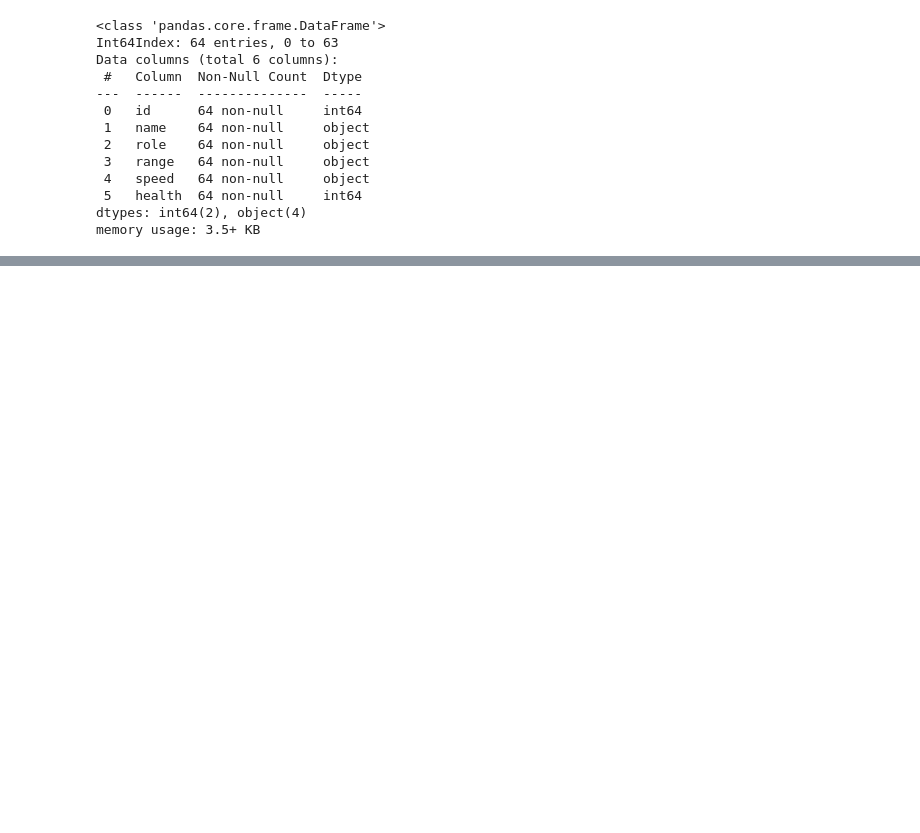
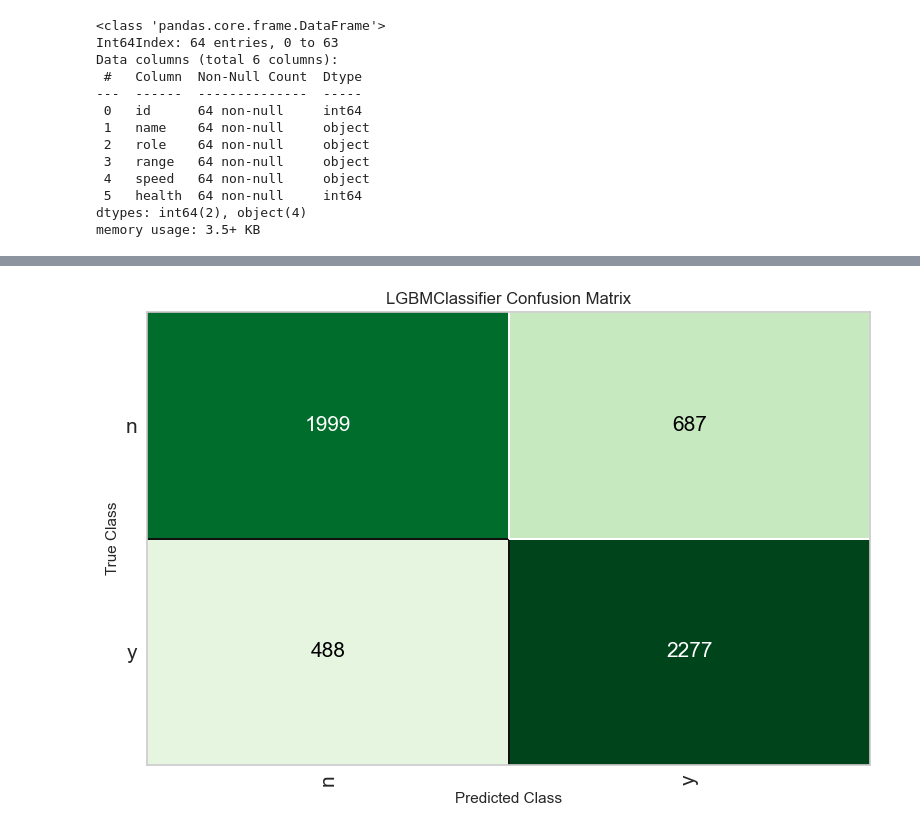
Before and after one commit to aquinteros/BrawlStars_Analytics, a Jupyter notebook: brawlstars_model_ML.ipynb, the cells around one changed output, grey strips where cells are left out. Saved outputs shown, nothing was run; the diff lists cells and outputs as text; code cells hidden in the pictures; blank space fills up the shorter version.

```diff
--- a/brawlstars_model_ML.ipynb
+++ b/brawlstars_model_ML.ipynb
@@ -445,0 +759,4 @@ predictions = predict_model(model, data = test)
+# %%
+plot_model(model, plot='confusion_matrix')
+# %% [output]
+[figure, added]
```
Also changed, not shown: parts of 27 cells of this notebook, 12 other files.
